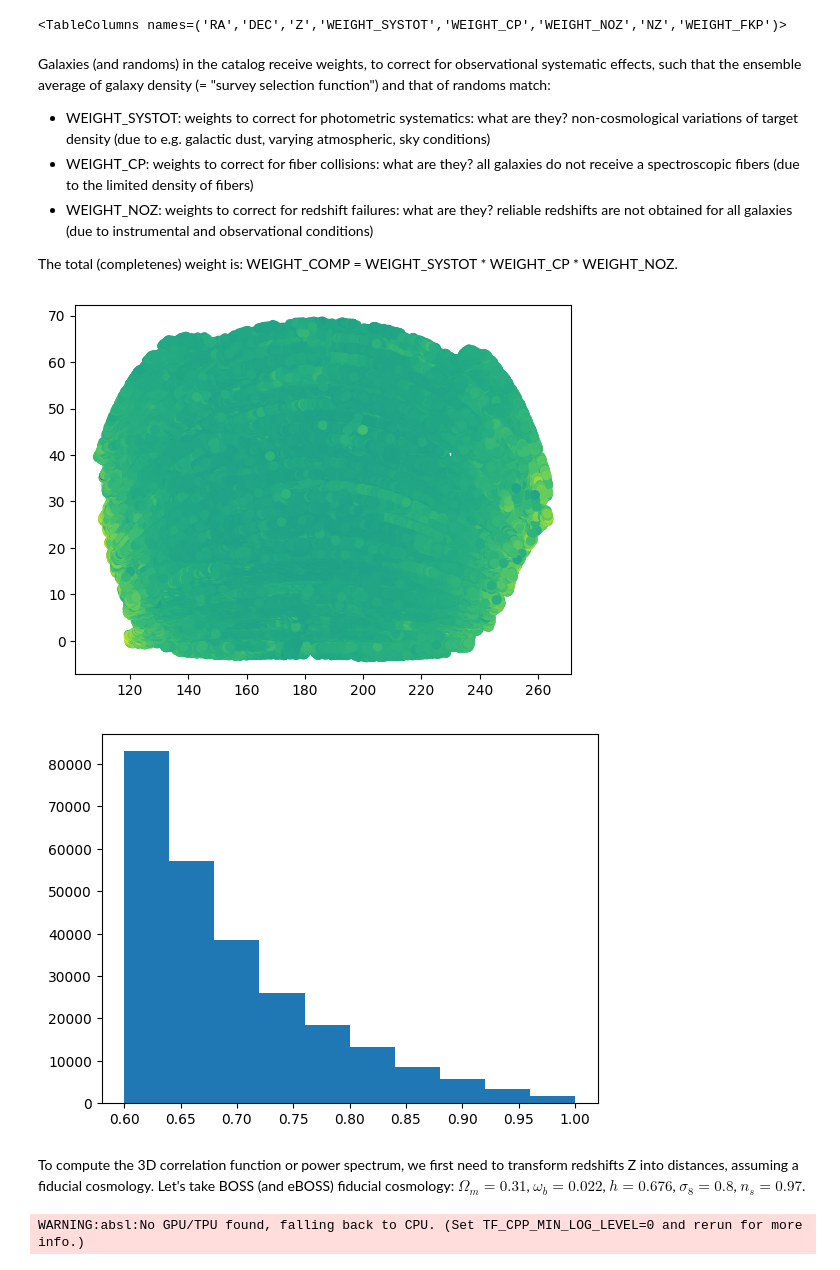
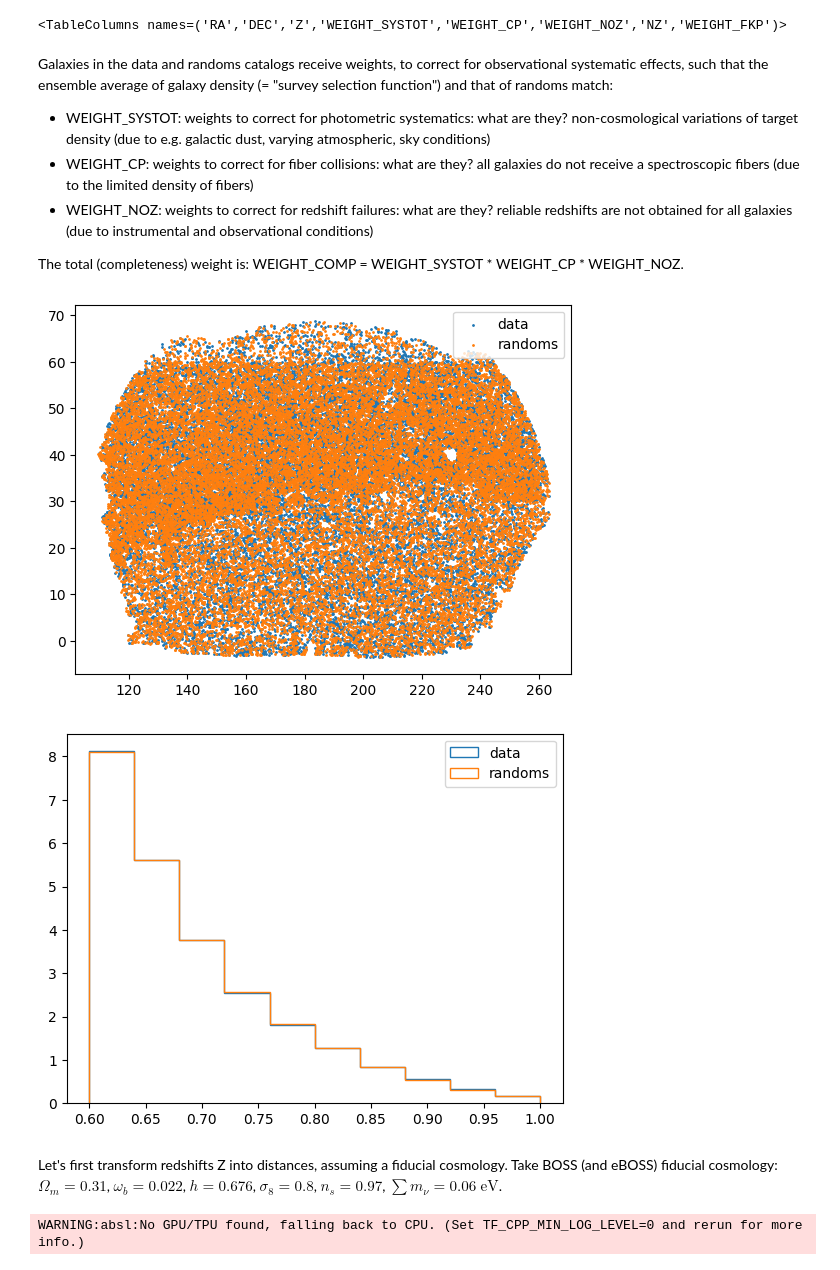
Before and after one commit to julianbautista/TD_clustering_EcoleRC, a Jupyter notebook: answers/eBOSS_LRGpCMASS.ipynb, the cells around one changed output. Saved outputs shown, nothing was run; the diff lists cells and outputs as text; code cells hidden in the pictures.

```diff
--- a/answers/eBOSS_LRGpCMASS.ipynb
+++ b/answers/eBOSS_LRGpCMASS.ipynb
@@ -30,6 +55,6 @@ Download eBOSS LRGpCMASS catalogs here: https://drive.google.com/drive/folders/1
 # %%
-path_data = '../catalogs/lite/eBOSS_LRGpCMASS_clustering_data-NGC-vDR16_lite.fits'
-path_randoms = '../catalogs/lite/eBOSS_LRGpCMASS_clustering_random-NGC-vDR16_lite.fits'
+path_data = './catalogs/lite/eBOSS_LRGpCMASS_clustering_data-NGC-vDR16_lite.fits'
+path_randoms = './catalogs/lite/eBOSS_LRGpCMASS_clustering_random-NGC-vDR16_lite.fits'
 # %%
 import numpy as np
 
@@ -42,25 +67,40 @@ randoms.columns
 # %% [output]
 <TableColumns names=('RA','DEC','Z','WEIGHT_SYSTOT','WEIGHT_CP','WEIGHT_NOZ','NZ','WEIGHT_FKP')>
 # %% [markdown]
-Galaxies (and randoms) in the catalog receive weights, to correct for observational systematic effects, such that the ensemble average of galaxy density (= "survey selection function") and that of randoms match:
+Galaxies in the data and randoms catalogs receive weights, to correct for observational systematic effects, such that the ensemble average of galaxy density (= "survey selection function") and that of randoms match:
 - WEIGHT_SYSTOT: weights to correct for photometric systematics: what are they? non-cosmological variations of target density (due to e.g. galactic dust, varying atmospheric, sky conditions)
 - WEIGHT_CP: weights to correct for fiber collisions: what are they? all galaxies do not receive a spectroscopic fibers (due to the limited density of fibers)
 - WEIGHT_NOZ: weights to correct for redshift failures: what are they? reliable redshifts are not obtained for all galaxies (due to instrumental and observational conditions)
 
-The total (completenes) weight is: WEIGHT_COMP = WEIGHT_SYSTOT * WEIGHT_CP * WEIGHT_NOZ.
+The total (completeness) weight is: WEIGHT_COMP = WEIGHT_SYSTOT * WEIGHT_CP * WEIGHT_NOZ.
 # %%
-# Make a scatter plot of RA/Dec, histogram as a function of redshift
+# Make a scatter plot of data RA/Dec and a histogram of data redshifts
+# Check that weighted randoms have the same angular (RA/Dec) and redshift (Z) distribution as the data
 from matplotlib import pyplot as plt
-plt.scatter(data['RA'], data['DEC'], c=data['WEIGHT_SYSTOT'])
+# Tip: for the RA/Dec plot, downsample the data and randoms for faster plots:
+rng = np.random.RandomState(seed=42)
+mask_data = rng.uniform(0., 1., len(data)) < 0.1
+mask_randoms = rng.uniform(0., 1., len(randoms)) < mask_data.sum() / len(randoms)
+# Then, e.g. plt.scatter(data['RA'][mask_data], data['DEC'][mask_data], s=1, label='data')
+plt.scatter(data['RA'][mask_data], data['DEC'][mask_data], s=1, label='data')
+plt.scatter(randoms['RA'][mask_randoms], randoms['DEC'][mask_randoms], s=1, label='randoms')
+plt.legend()
 plt.show()
-plt.hist(data['Z'])
-plt.show()
 # %% [output]
-[figure, old version]
+[figure, new version]
-[figure, removed]
+# %%
+for catalog in [data, randoms]:
+    catalog['WEIGHT_COMP'] = catalog['WEIGHT_SYSTOT'] * catalog['WEIGHT_CP'] * catalog['WEIGHT_NOZ']
+
+plt.hist(data['Z'], weights=data['WEIGHT_COMP'], histtype='step', density=True, label='data')
+plt.hist(randoms['Z'], weights=randoms['WEIGHT_COMP'], histtype='step', density=True, label='randoms')
+plt.legend()
+plt.show()
+# %% [output]
+[figure, added]
 # %% [markdown]
-To compute the 3D correlation function or power spectrum, we first need to transform redshifts Z into distances, assuming a fiducial cosmology. Let's take BOSS (and eBOSS) fiducial cosmology:
-$\Omega_{m} = 0.31$, $\omega_{b} = 0.022$, $h = 0.676$, $\sigma_{8} = 0.8$, $n_{s} = 0.97$.
+Let's first transform redshifts Z into distances, assuming a fiducial cosmology. Take BOSS (and eBOSS) fiducial cosmology:
+$\Omega_{m} = 0.31$, $\omega_{b} = 0.022$, $h = 0.676$, $\sigma_{8} = 0.8$, $n_{s} = 0.97$, $\sum m_{\nu} = 0.06 \; \mathrm{eV}$.
 # %%
 # Fiducial cosmological parameters are:
 # dict(Omega_m=0.31, omega_b=0.022, h=0.676, sigma8=0.8, n_s=0.97)
```
Also changed, not shown: parts of 49 cells of this notebook, 3 other files.
